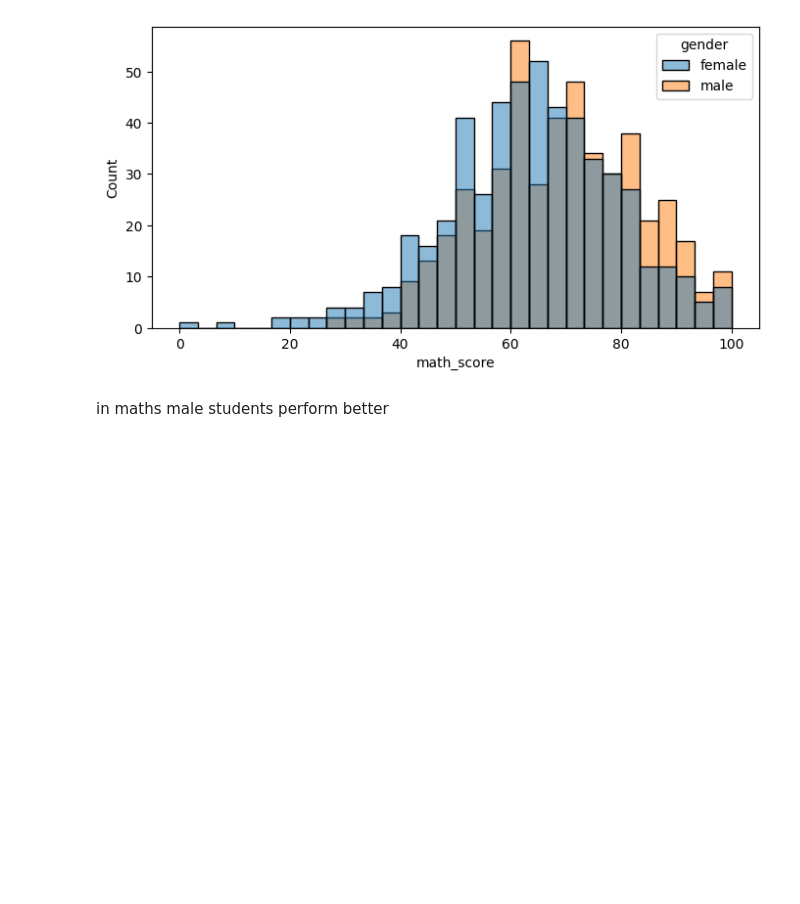
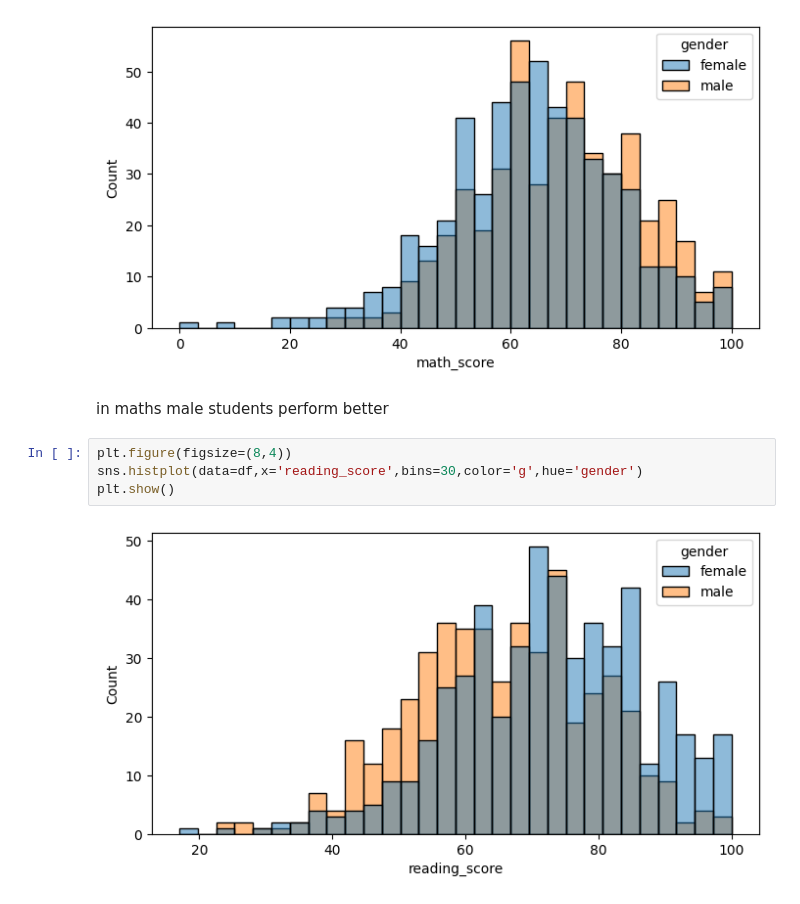
Before and after one commit to AaravDB/performance, a Jupyter notebook: notebook/eda.ipynb, the cells around one changed output. Drawn from its saved outputs; the diff is of its cells as text; blank space fills up the shorter version.

```diff
--- a/notebook/eda.ipynb
+++ b/notebook/eda.ipynb
@@ -385,3 +385,9 @@ plt.show()
 [figure]
 # %% [markdown]
 in maths male students perform better
+# %%
+plt.figure(figsize=(8,4))
+sns.histplot(data=df,x='reading_score',bins=30,color='g',hue='gender')
+plt.show()
+# %% [output]
+[figure, added]
```
Also changed, not shown: parts of 6 cells of this notebook, 10 other files.
